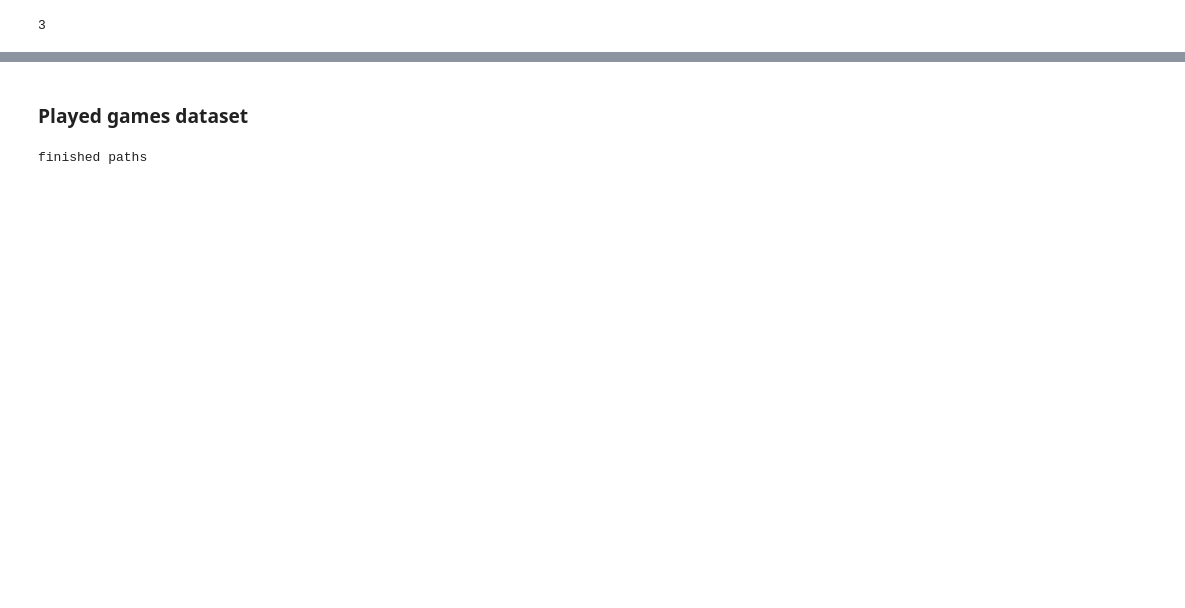
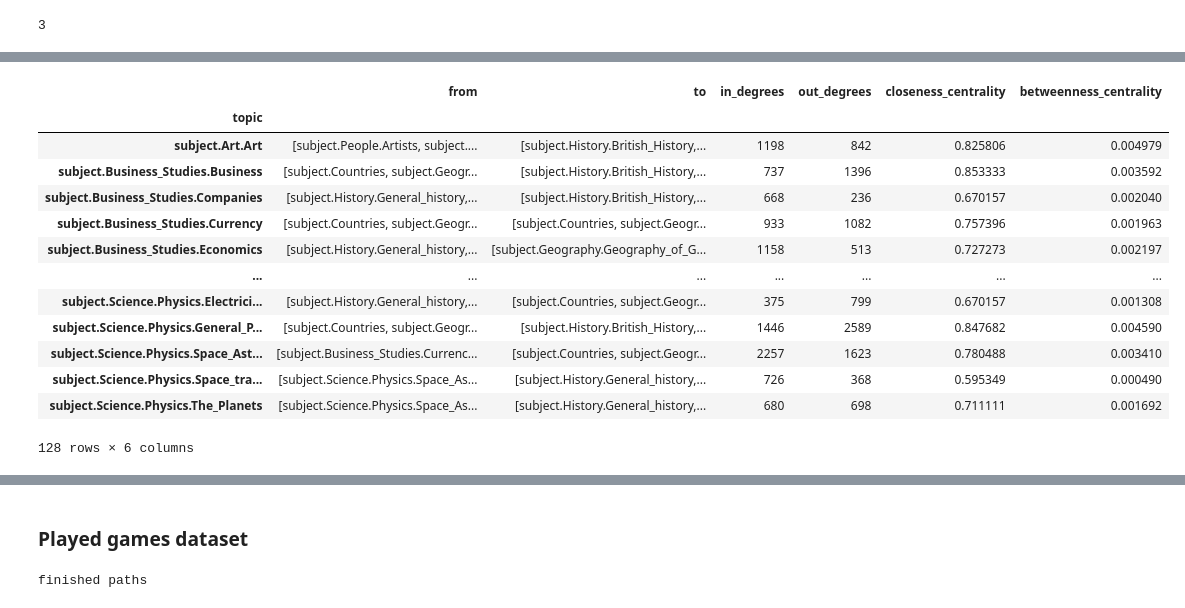
Before and after one commit to khalilacheche/ada-2022-project-adaes, a Jupyter notebook: main.ipynb, the cells around one changed output, grey strips where cells are left out. Cells and saved outputs as stored; diff of their text form; code cells hidden in the pictures; blank space fills up the shorter version.

```diff
--- a/main.ipynb
+++ b/main.ipynb
@@ -104,0 +142,12 @@ print((nx.shortest_path_length(G,source="Asteroid",target="Viking")))
+# %%
+#Creating DataFrame fo IN/OUT topics
+in_topics_df = topics_df.explode("category_to").rename(columns={"category_to":"topic","category_from":"from"})
+in_topics_df = in_topics_df[["topic","from"]]
+in_topics_df = in_topics_df.groupby(by="topic").agg(sum)
+#in_topics_df = in_topics_df.set_index("topic")
+#display(in_topics_df)
+
+out_topics_df = topics_df.explode("category_from").rename(columns={"category_from":"topic","category_to":"to"})
+out_topics_df = out_topics_df.groupby(by="topic").agg(sum)
+#out_topics_df = out_topics_df.set_index("topic")
+#display(out_topics_df)
@@ -104,0 +180,27 @@ print((nx.shortest_path_length(G,source="Asteroid",target="Viking")))
+# %%
+#dictionnary that has the avergae value of closeness centrality for each node of article
+closeness = nx.closeness_centrality(G_topics)
+betweenness = nx.betweenness_centrality(G_topics)
+# %%
+nodes_t = pd.merge(in_topics_df, out_topics_df,on="topic")
+nodes_t["in_degrees"] = nodes_t["to"].apply(lambda x : len(x) )
+nodes_t["out_degrees"] = nodes_t["from"].apply(lambda x : len(x) )
+nodes_t["closeness_centrality"] = nodes_t.index.to_series().apply(lambda x :  closeness.get(x,-1) )
+nodes_t["betweenness_centrality"] = nodes_t.index.to_series().apply(lambda x : betweenness.get(x,-1))
+#nodes_t.sort_values(by="in_degrees",ascending=False).head()
+display(nodes_t)
+# %% [output]
+|  | from | to | in_degrees | out_degrees | closeness_centrality | betweenness_centrality |
+| topic |  |  |  |  |  |  |
+| subject.Art.Art | [subject.People.Artists, subject.... | [subject.History.British_History,... | 1198 | 842 | 0.825806 | 0.004979 |
+| subject.Business_Studies.Business | [subject.Countries, subject.Geogr... | [subject.History.British_History,... | 737 | 1396 | 0.853333 | 0.003592 |
+| subject.Business_Studies.Companies | [subject.History.General_history,... | [subject.History.British_History,... | 668 | 236 | 0.670157 | 0.002040 |
+| subject.Business_Studies.Currency | [subject.Countries, subject.Geogr... | [subject.Countries, subject.Geogr... | 933 | 1082 | 0.757396 | 0.001963 |
+| subject.Business_Studies.Economics | [subject.History.General_history,... | [subject.Geography.Geography_of_G... | 1158 | 513 | 0.727273 | 0.002197 |
+| ... | ... | ... | ... | ... | ... | ... |
+| subject.Science.Physics.Electrici... | [subject.History.General_history,... | [subject.Countries, subject.Geogr... | 375 | 799 | 0.670157 | 0.001308 |
+| subject.Science.Physics.General_P... | [subject.Countries, subject.Geogr... | [subject.History.British_History,... | 1446 | 2589 | 0.847682 | 0.004590 |
+| subject.Science.Physics.Space_Ast... | [subject.Business_Studies.Currenc... | [subject.Countries, subject.Geogr... | 2257 | 1623 | 0.780488 | 0.003410 |
+| subject.Science.Physics.Space_tra... | [subject.Science.Physics.Space_As... | [subject.History.General_history,... | 726 | 368 | 0.595349 | 0.000490 |
+| subject.Science.Physics.The_Planets | [subject.Science.Physics.Space_As... | [subject.History.General_history,... | 680 | 698 | 0.711111 | 0.001692 |
+128 rows × 6 columns
```
Also changed, not shown: parts of 21 cells of this notebook, 1 other file.
